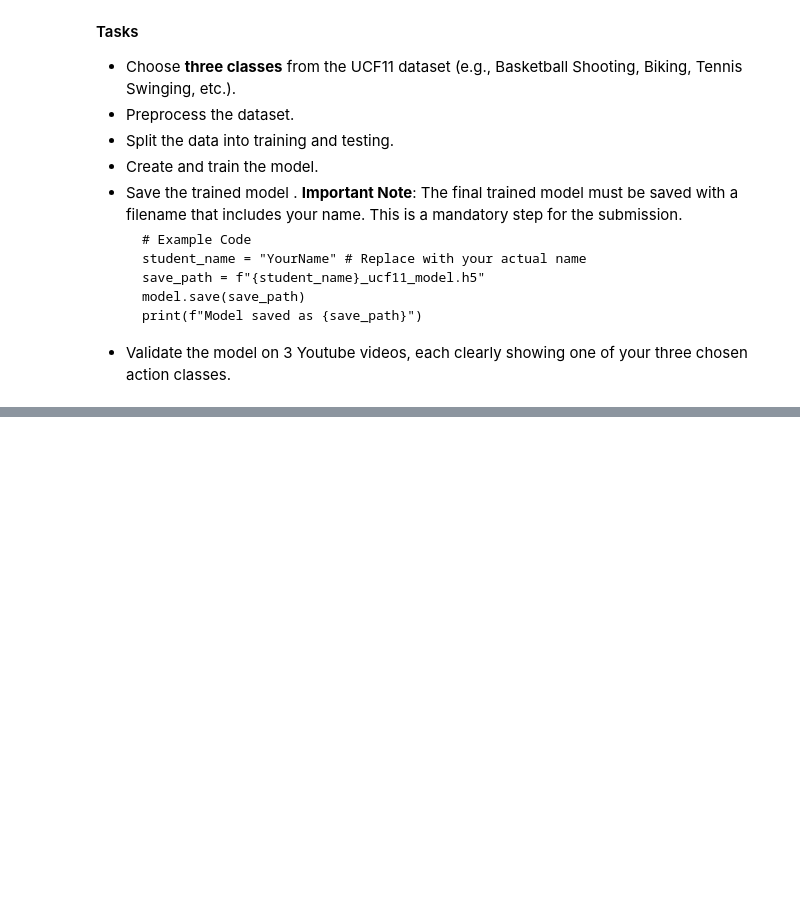
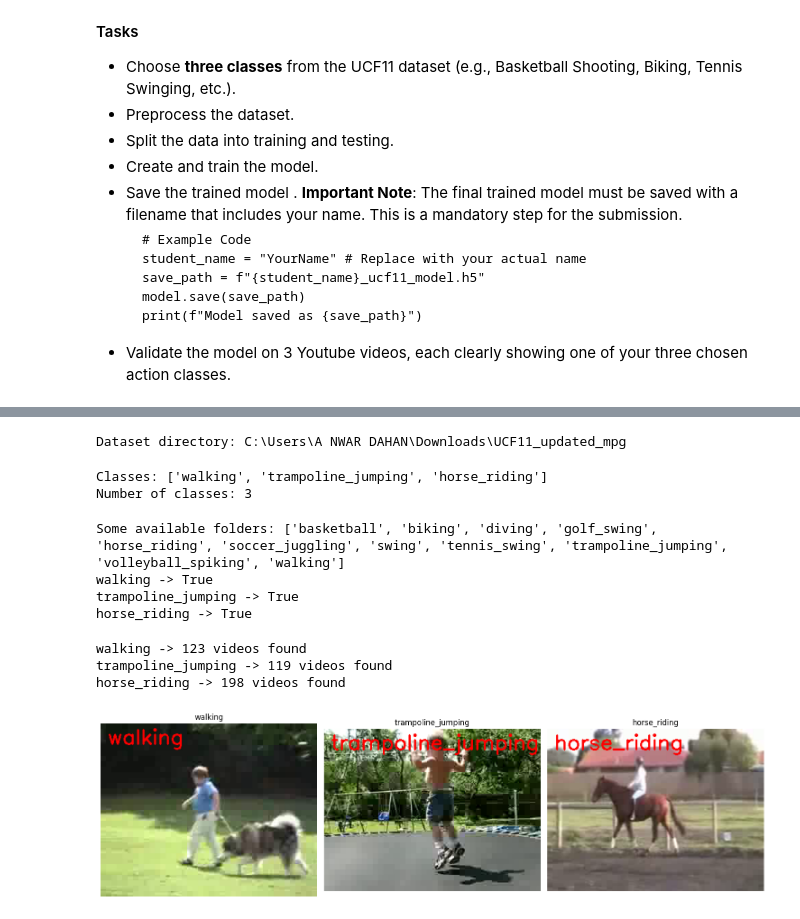
Before and after one commit to AnwarAldahan/arti560-computer-vision-labs, a Jupyter notebook: lab07-action-recognition/lab07-action-recognition-exercise.ipynb, the cells around one changed output, grey strips where cells are left out. Cells and saved outputs as stored; diff of their text form; code cells hidden in the pictures; blank space fills up the shorter version.

```diff
--- a/lab07-action-recognition/lab07-action-recognition-exercise.ipynb
+++ b/lab07-action-recognition/lab07-action-recognition-exercise.ipynb
@@ -97,0 +65,78 @@ def create_dataset():
+# %%
+dataset_directory = r"----privete----"
+
+print("Dataset directory:", dataset_directory)
+# %% [output]
+Dataset directory: C:\Users\A NWAR DAHAN\Downloads\UCF11_updated_mpg
+# %%
+image_height, image_width = 64, 64
+max_images_per_class = 4000
+
+classes_list = ["walking", "trampoline_jumping", "horse_riding"]
+model_output_size = len(classes_list)
+
+print("Classes:", classes_list)
+print("Number of classes:", model_output_size)
+# %% [output]
+Classes: ['walking', 'trampoline_jumping', 'horse_riding']
+Number of classes: 3
+# %%
+if dataset_directory is None:
+    raise FileNotFoundError(
+        "Dataset folder was not found. Please download/extract UCF11 and update dataset_directory."
+    )
+
+available_classes = sorted(os.listdir(dataset_directory))
+print("Some available folders:", available_classes[:20])
+
+for class_name in classes_list:
+    class_path = os.path.join(dataset_directory, class_name)
+    print(class_name, "->", os.path.isdir(class_path))
+# %% [output]
+Some available folders: ['basketball', 'biking', 'diving', 'golf_swing', 'horse_riding', 'soccer_juggling', 'swing', 'tennis_swing', 'trampoline_jumping', 'volleyball_spiking', 'walking']
+walking -> True
+trampoline_jumping -> True
+horse_riding -> True
+# %%
+
+plt.figure(figsize=(15, 10))
+plot_counter = 1
+
+for class_name in classes_list:
+    class_path = os.path.join(dataset_directory, class_name)
+    video_files = []
+
+    for root, _, files in os.walk(class_path):
+        for file in files:
+            if file.lower().endswith((".mpg", ".avi", ".mp4", ".mov", ".mkv")):
+                video_files.append(os.path.join(root, file))
+
+    print(class_name, "->", len(video_files), "videos found")
+
+    if len(video_files) == 0:
+        print(f"No videos found for {class_name}")
+        continue
+
+    selected_video = random.choice(video_files)
+    video_reader = cv2.VideoCapture(selected_video)
+    success, frame = video_reader.read()
+    video_reader.release()
+
+    if success:
+        rgb_frame = cv2.cvtColor(frame, cv2.COLOR_BGR2RGB)
+        cv2.putText(rgb_frame, class_name, (10, 30),
+                    cv2.FONT_HERSHEY_SIMPLEX, 1, (255, 0, 0), 2)
+
+        plt.subplot(1, 3, plot_counter)
+        plt.imshow(rgb_frame)
+        plt.title(class_name)
+        plt.axis("off")
+        plot_counter += 1
+
+plt.tight_layout()
+plt.show()
+# %% [output]
+walking -> 123 videos found
+trampoline_jumping -> 119 videos found
+horse_riding -> 198 videos found
+[figure, added]
```
Also changed, not shown: parts of 23 cells of this notebook.
